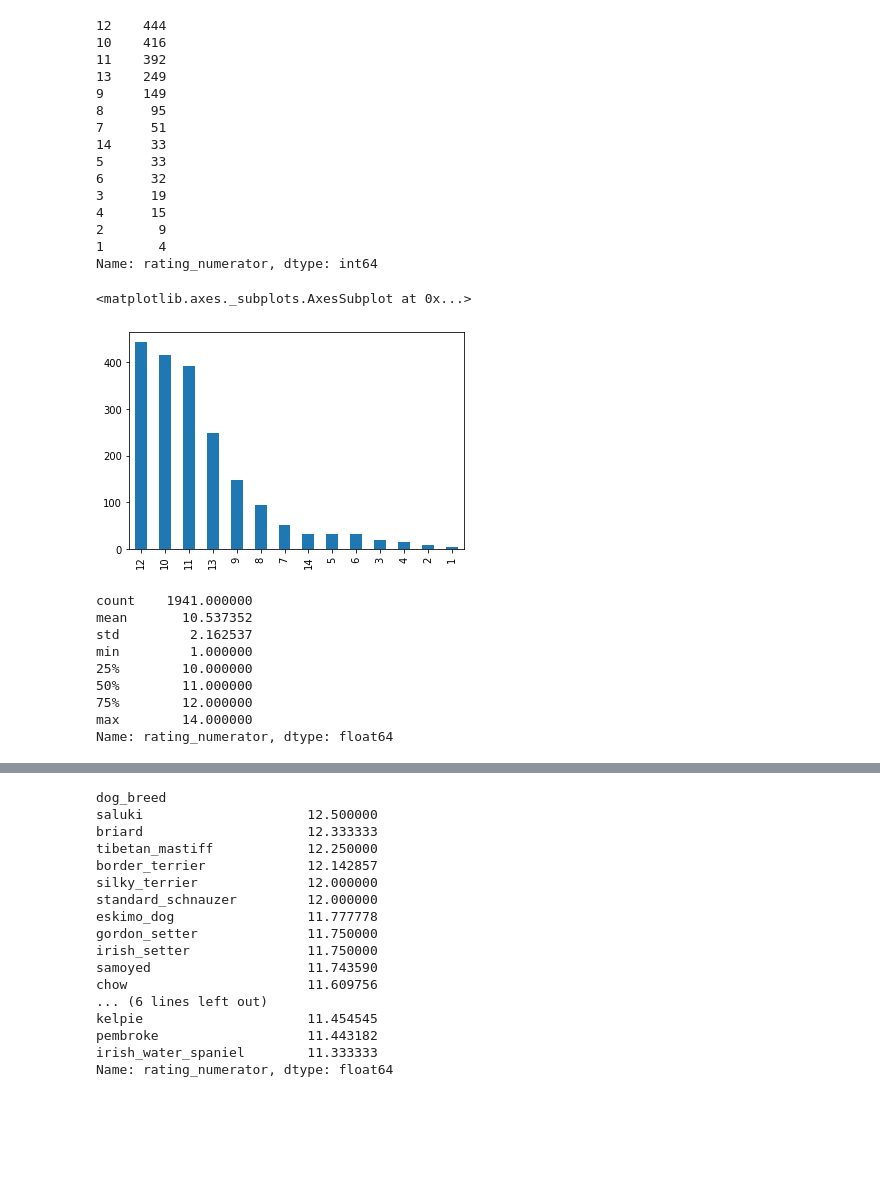
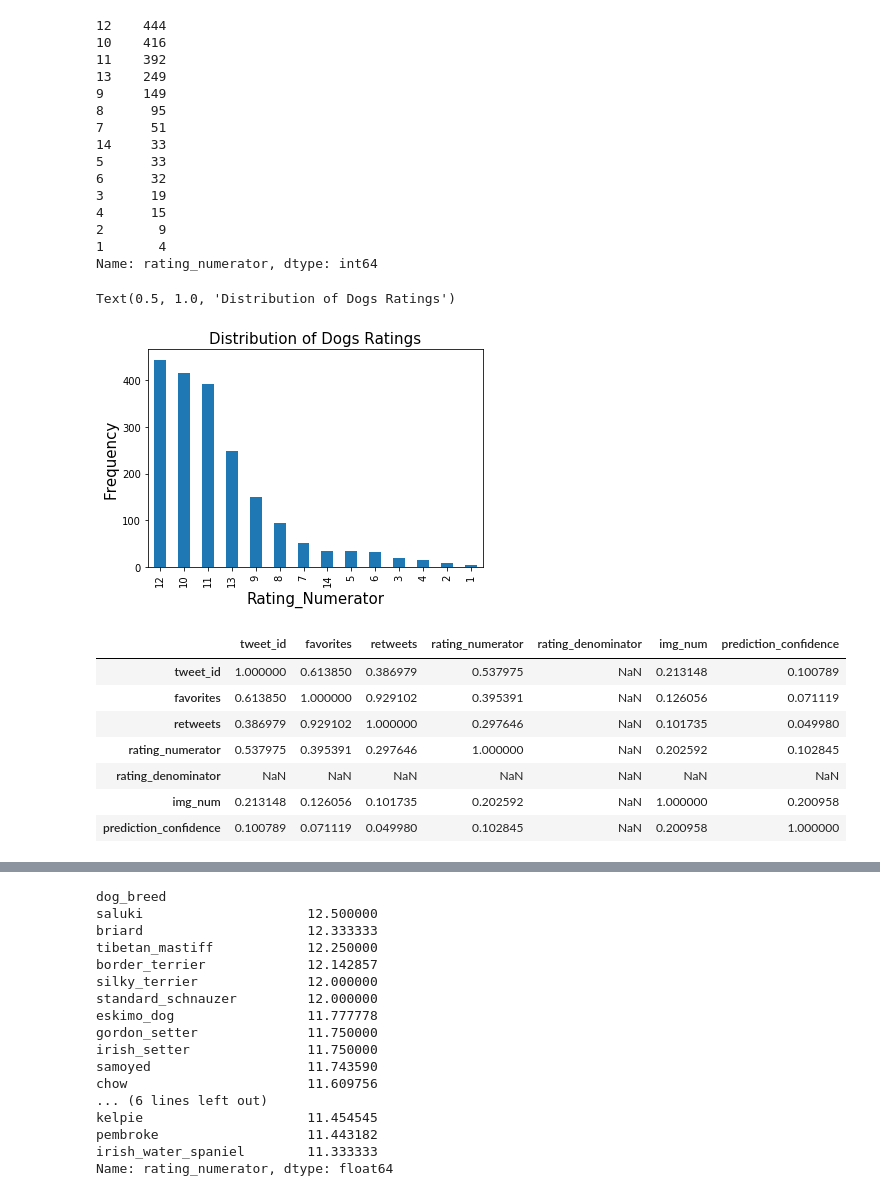
Before and after one commit to CherifArsanious/wrangle-and-analyze-data-project, a Jupyter notebook: wrangle_act.ipynb, the cells around one changed output, grey strips where cells are left out. Saved outputs shown, nothing was run; the diff lists cells and outputs as text; code cells hidden in the pictures; blank space fills up the shorter version.

```diff
--- a/wrangle_act.ipynb
+++ b/wrangle_act.ipynb
@@ -810,22 +896,24 @@ twitter_archive_master.rating_numerator.value_counts()
 2       9
 1       4
 Name: rating_numerator, dtype: int64
-# %%
-twitter_archive_master.rating_numerator.value_counts().plot(kind='bar')
-# %% [output]
-<matplotlib.axes._subplots.AxesSubplot at 0x...>
-[figure, removed]
-# %%
-twitter_archive_master.rating_numerator.describe()
-# %% [output]
-count    1941.000000
-mean       10.537352
-std         2.162537
-min         1.000000
-25%        10.000000
-50%        11.000000
-75%        12.000000
-max        14.000000
-Name: rating_numerator, dtype: float64
+# %%
+twitter_archive_master.rating_numerator.value_counts().plot(kind='bar')
+plt.xlabel('Rating_Numerator',fontsize=15)
+plt.ylabel('Frequency',fontsize=15)
+plt.title('Distribution of Dogs Ratings',fontsize=15)
+# %% [output]
+Text(0.5, 1.0, 'Distribution of Dogs Ratings')
+[figure, added]
+# %%
+twitter_archive_master.corr()
+# %% [output]
+|  | tweet_id | favorites | retweets | rating_numerator | rating_denominator | img_num | prediction_confidence |
+| tweet_id | 1.000000 | 0.613850 | 0.386979 | 0.537975 | NaN | 0.213148 | 0.100789 |
+| favorites | 0.613850 | 1.000000 | 0.929102 | 0.395391 | NaN | 0.126056 | 0.071119 |
+| retweets | 0.386979 | 0.929102 | 1.000000 | 0.297646 | NaN | 0.101735 | 0.049980 |
+| rating_numerator | 0.537975 | 0.395391 | 0.297646 | 1.000000 | NaN | 0.202592 | 0.102845 |
+| rating_denominator | NaN | NaN | NaN | NaN | NaN | NaN | NaN |
+| img_num | 0.213148 | 0.126056 | 0.101735 | 0.202592 | NaN | 1.000000 | 0.200958 |
+| prediction_confidence | 0.100789 | 0.071119 | 0.049980 | 0.102845 | NaN | 0.200958 | 1.000000 |
 # %%
 twitter_archive_master.plot(x='favorites',y='retweets',kind='scatter',figsize=(20,10));
```
Also changed, not shown: parts of 19 cells of this notebook.
